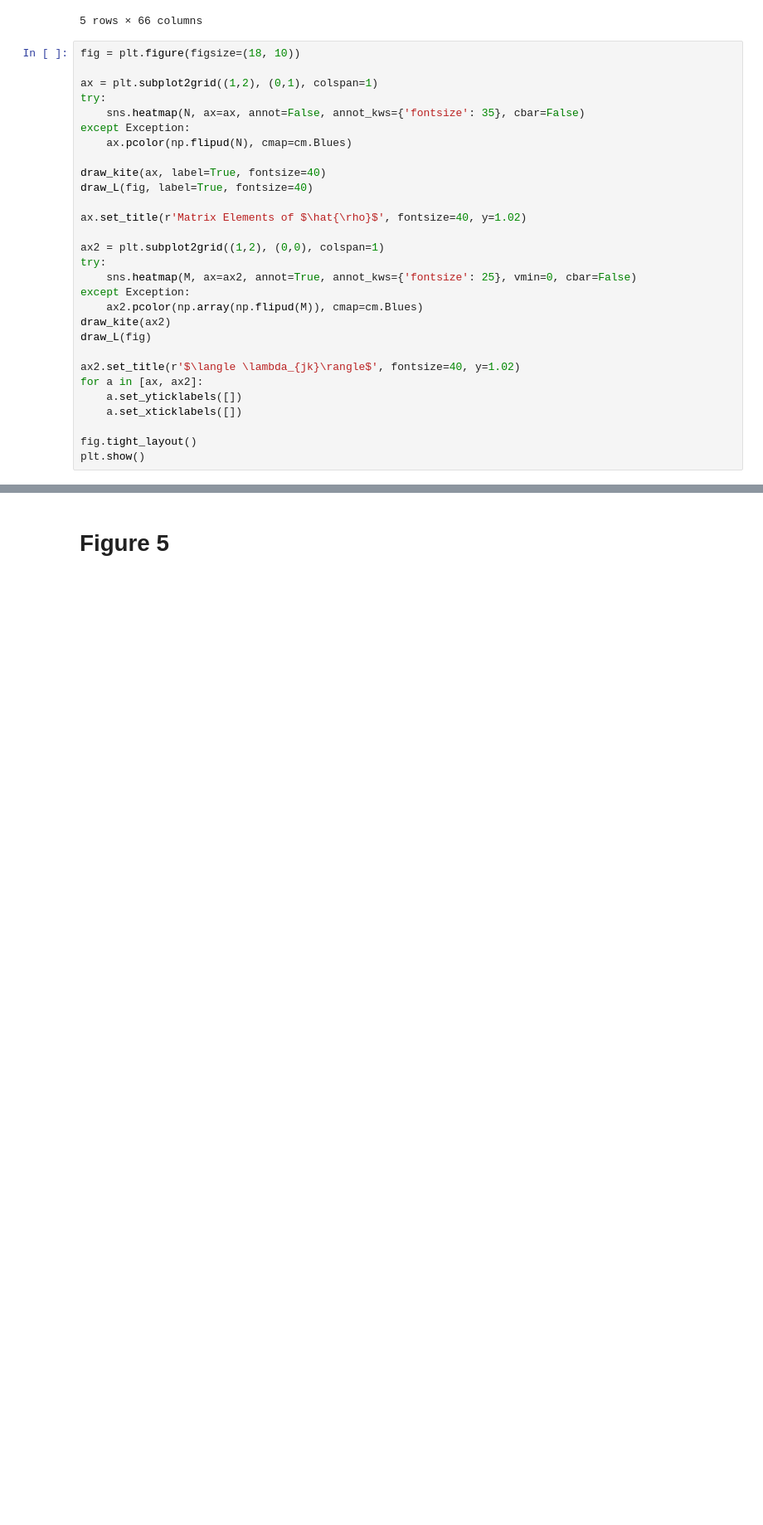
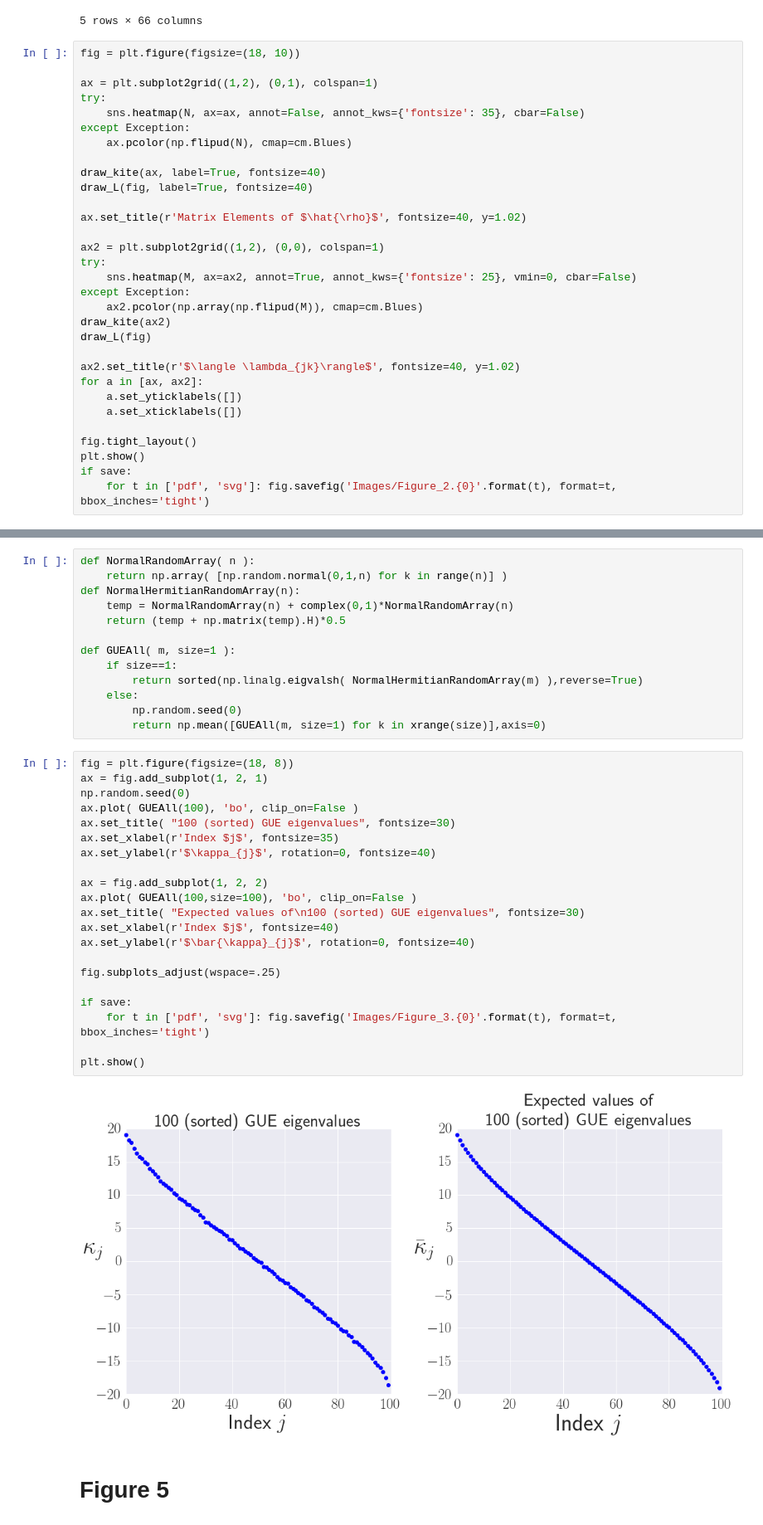
Before and after one commit to Travis-S/arxiv_1609.04385, a Jupyter notebook: Figure_Generation.ipynb, the cells around one changed output, grey strips where cells are left out. Shown at 83% size. Cells and saved outputs as stored; diff of their text form; blank space fills up the shorter version.

Commit message:
Add Figure 3 to NB
I took some code from Robin's NB from a while
back and used it to make Figure 3. I also
updated the LaTeX a little.

```diff
--- a/Figure_Generation.ipynb
+++ b/Figure_Generation.ipynb
@@ -225,5 +225,7 @@ for a in [ax, ax2]:
 
 fig.tight_layout()
 plt.show()
+if save:
+    for t in ['pdf', 'svg']: fig.savefig('Images/Figure_2.{0}'.format(t), format=t, bbox_inches='tight')
 # %% [output]
 [figure]
@@ -230,3 +235,39 @@ plt.show()
+# %%
+def NormalRandomArray( n ):
+    return np.array( [np.random.normal(0,1,n) for k in range(n)] )
+def NormalHermitianRandomArray(n):
+    temp = NormalRandomArray(n) + complex(0,1)*NormalRandomArray(n)
+    return (temp + np.matrix(temp).H)*0.5
+
+def GUEAll( m, size=1 ):
+    if size==1:
+        return sorted(np.linalg.eigvalsh( NormalHermitianRandomArray(m) ),reverse=True)
+    else:
+        np.random.seed(0)
+        return np.mean([GUEAll(m, size=1) for k in xrange(size)],axis=0)
+# %%
+fig = plt.figure(figsize=(18, 8))
+ax = fig.add_subplot(1, 2, 1)
+np.random.seed(0)
+ax.plot( GUEAll(100), 'bo', clip_on=False )
+ax.set_title( "100 (sorted) GUE eigenvalues", fontsize=30)
+ax.set_xlabel(r'Index $j$', fontsize=35)
+ax.set_ylabel(r'$\kappa_{j}$', rotation=0, fontsize=40)
+
+ax = fig.add_subplot(1, 2, 2)
+ax.plot( GUEAll(100,size=100), 'bo', clip_on=False )
+ax.set_title( "Expected values of\n100 (sorted) GUE eigenvalues", fontsize=30)
+ax.set_xlabel(r'Index $j$', fontsize=40)
+ax.set_ylabel(r'$\bar{\kappa}_{j}$', rotation=0, fontsize=40)
+
+fig.subplots_adjust(wspace=.25)
+
+if save:
+    for t in ['pdf', 'svg']: fig.savefig('Images/Figure_3.{0}'.format(t), format=t, bbox_inches='tight')
+
+plt.show()
+# %% [output]
+[figure, added]
 # %% [markdown]
 Figure 5
 ============
```
Also changed, not shown: parts of 1 cell of this notebook, 3 other files.
